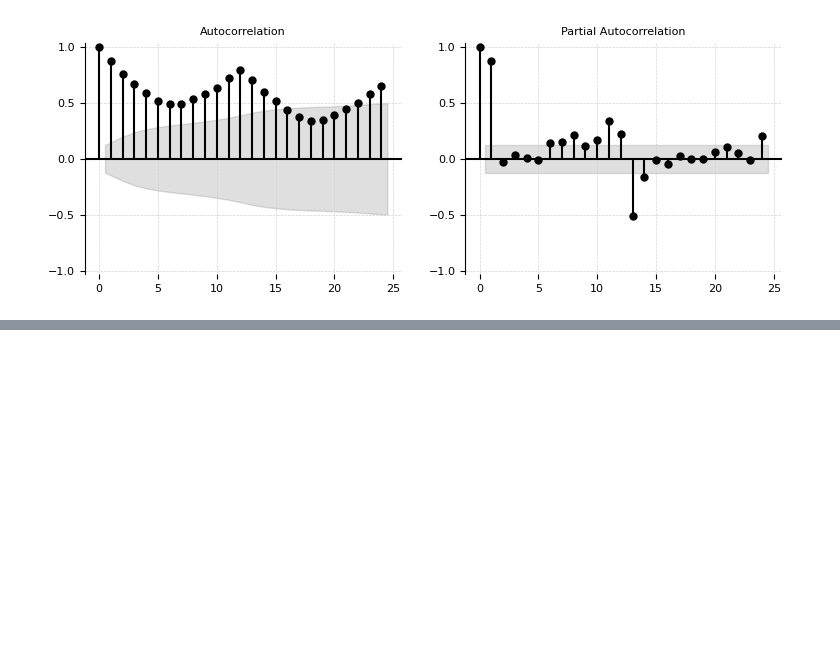
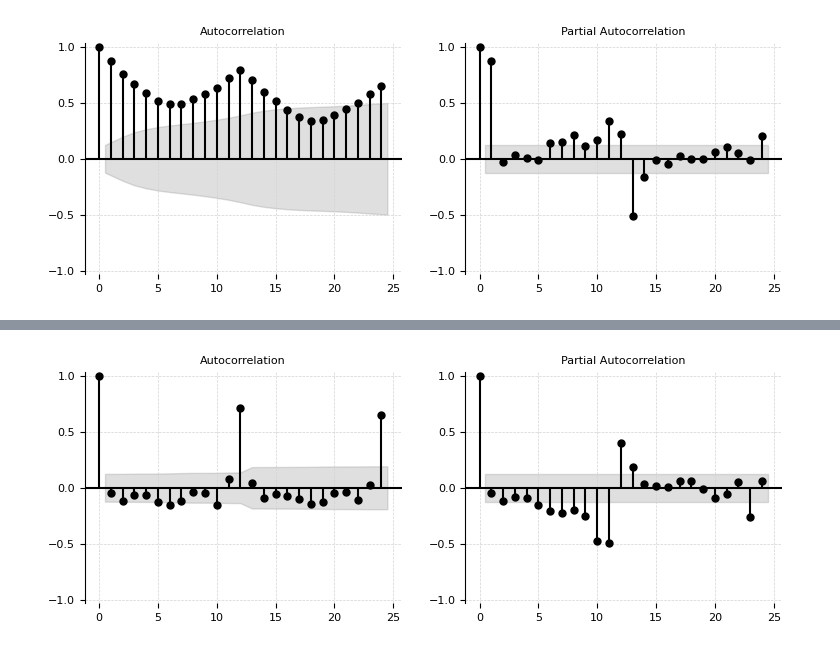
Before and after one commit to 2026-2-predictiva/std-stiven-hernandez-cifuentes, a Jupyter notebook: PRE_08_series_de_tiempo/notebooks/notebook_1.ipynb, the cells around one changed output, grey strips where cells are left out. Cells and saved outputs as stored; diff of their text form; code cells hidden in the pictures; blank space fills up the shorter version.

```diff
--- a/PRE_08_series_de_tiempo/notebooks/notebook_1.ipynb
+++ b/PRE_08_series_de_tiempo/notebooks/notebook_1.ipynb
@@ -39,0 +66,7 @@ functions.acf_pacf_plots(df_orig.yt_true)
+# %%
+#
+# Correlogramas simple y parcial
+#
+functions.acf_pacf_plots(df_orig.yt_d1_true.dropna())
+# %% [output]
+[figure, added]
```
Also changed, not shown: parts of 4 cells of this notebook, 1 other file.
